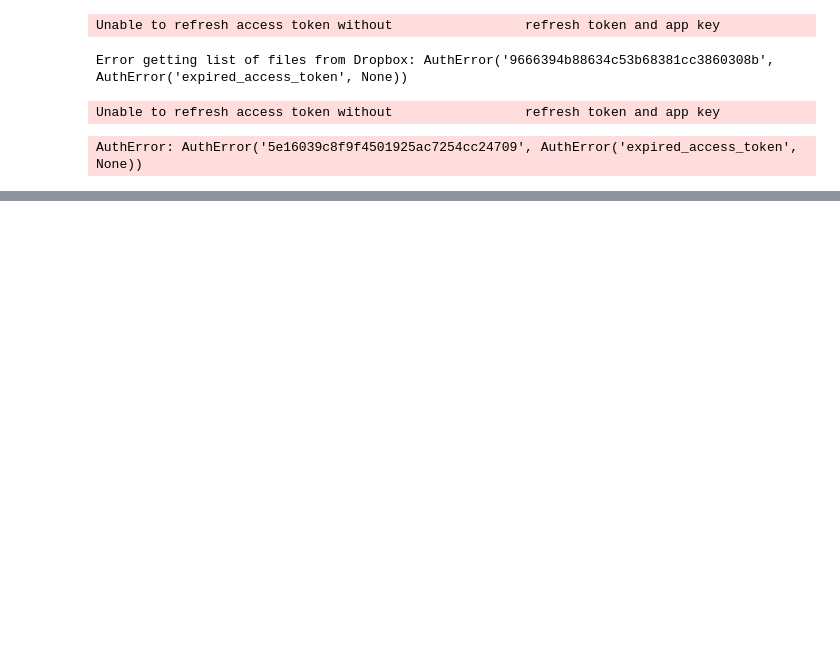
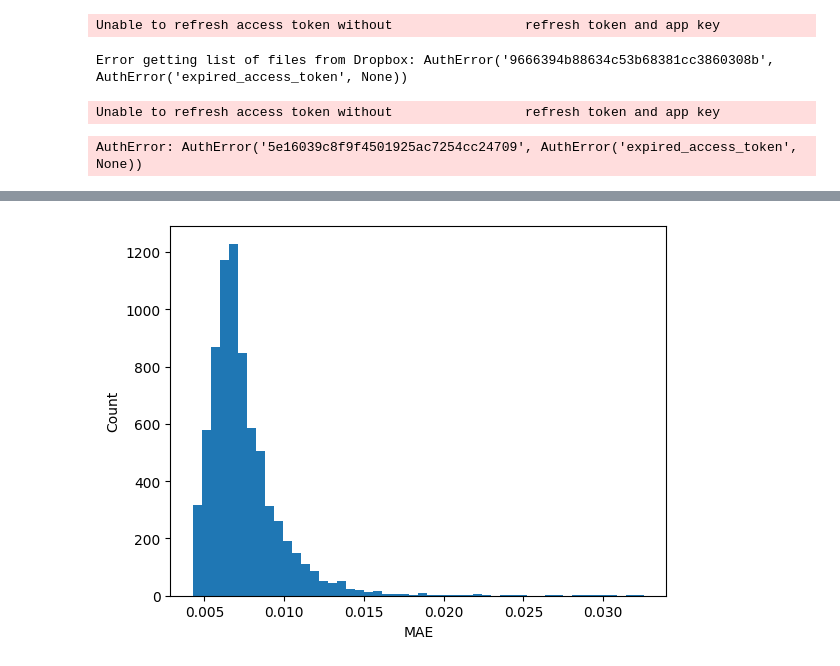
Before and after one commit to joelwwiggins/car_ml, a Jupyter notebook: notebook_test.ipynb, the cells around one changed output, grey strips where cells are left out. Drawn from its saved outputs; the diff is of its cells as text; code cells hidden in the pictures; blank space fills up the shorter version.

```diff
--- a/notebook_test.ipynb
+++ b/notebook_test.ipynb
@@ -131,0 +170,25 @@ ModuleNotFoundError: No module named 'tensorflow'
+# %%
+#compare the original data to the predicted data with tf.keras.losses.mae
+import matplotlib.pyplot as plt
+import numpy as np
+import pandas as pd
+from sklearn.metrics import mean_squared_error
+from sklearn.metrics import mean_absolute_error
+from sklearn.metrics import r2_score
+from sklearn.metrics import mean_squared_log_error
+from sklearn.metrics import median_absolute_error
+from sklearn.metrics import max_error
+from sklearn.metrics import explained_variance_score
+from sklearn.metrics import mean_poisson_deviance
+
+#predict the data
+pred = m.predict(X_test)
+
+#calculate the mean absolute error
+mae = tf.keras.losses.mae(X_test, pred)
+#plot a historgram of the mae
+plt.hist(mae, bins=50)
+plt.xlabel('MAE')
+plt.ylabel('Count')
+plt.show()
+# %% [output]
@@ -131,0 +196 @@ ModuleNotFoundError: No module named 'tensorflow'
+[figure, added]
```
Also changed, not shown: parts of 6 cells of this notebook, 20 other files.
